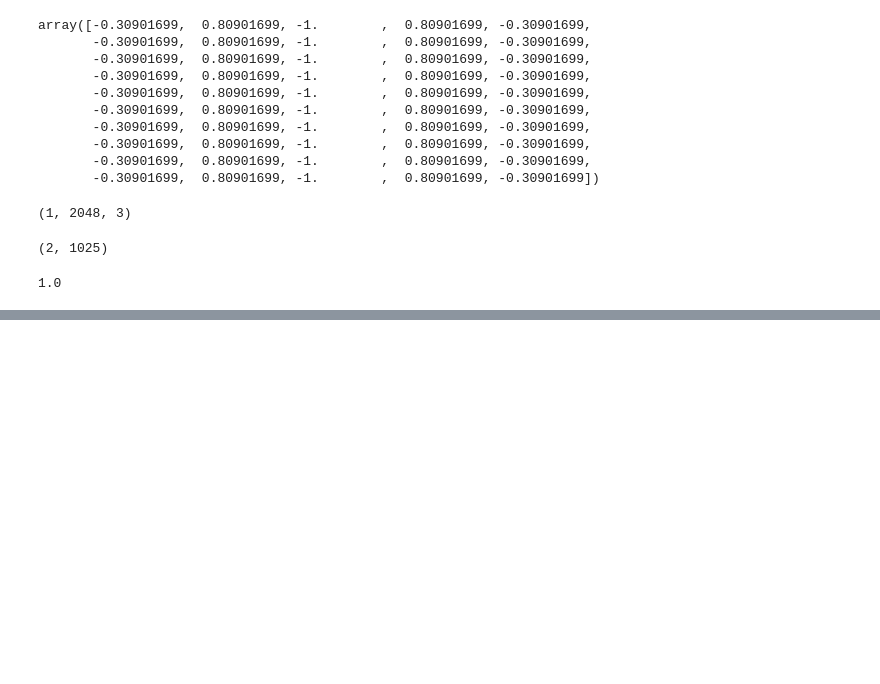
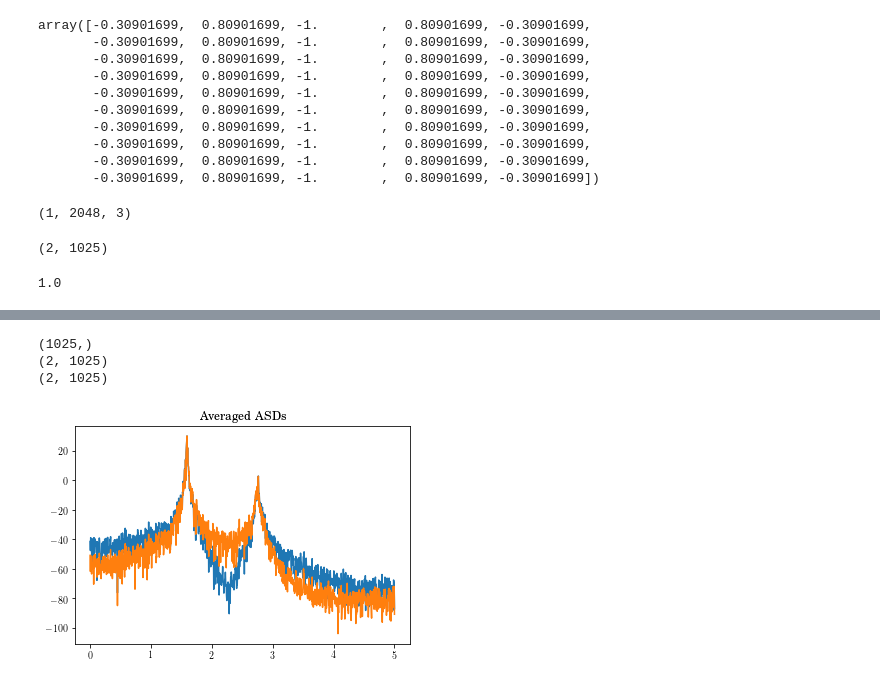
Before and after one commit to Vibration-Testing/vibrationtesting, a Jupyter notebook: docs/tutorial/Notebooks/VTTools.ipynb, the cells around one changed output, grey strips where cells are left out. Cells and saved outputs as stored; diff of their text form; code cells hidden in the pictures; blank space fills up the shorter version.

```diff
--- a/docs/tutorial/Notebooks/VTTools.ipynb
+++ b/docs/tutorial/Notebooks/VTTools.ipynb
@@ -258,11 +281,16 @@ plt.show()
 # %%
-freq_vec, Pxx = vt.asd(Yout, tin, window="hanning", ave=bool(True))
+freq_vec, Pxx = vt.asd(Yout, tin, windowname="hanning", ave=bool(True))
 print(freq_vec.shape)
 print((20*np.log10(Pxx)).shape)
 print(Pxx.shape)
-plt.plot(freq_vec, 20*np.log10(Pxx))
+plt.plot(freq_vec, 20*np.log10(Pxx).T)
 plt.title('Averaged ASDs')
 plt.show()
+# %% [output]
+(1025,)
+(2, 1025)
+(2, 1025)
+[figure, added]
 # %%
 f, Txy1, Txy2, coh, Txyv = vt.frfest(Yout, Ucomb, t, Hv=bool(True))
 #fig_amp,=plt.plot(f[0,:],20*np.log10(np.abs(Txy1[0,:])),legend='$H_1$',f[0,:],20*np.log10(np.abs(Txy2[0,:])),legend='$H_2$',f[0,:],20*np.log10(np.abs(Txyv[0,:])),legend='$H_v$')
```
Also changed, not shown: parts of 30 cells of this notebook, 1 other file.
